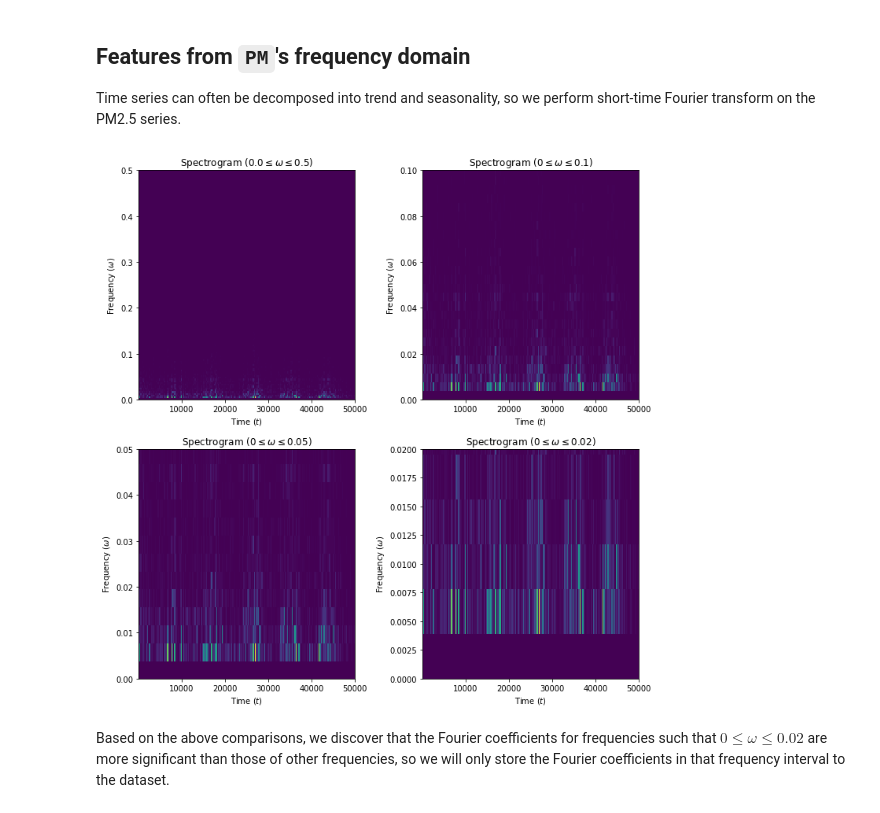
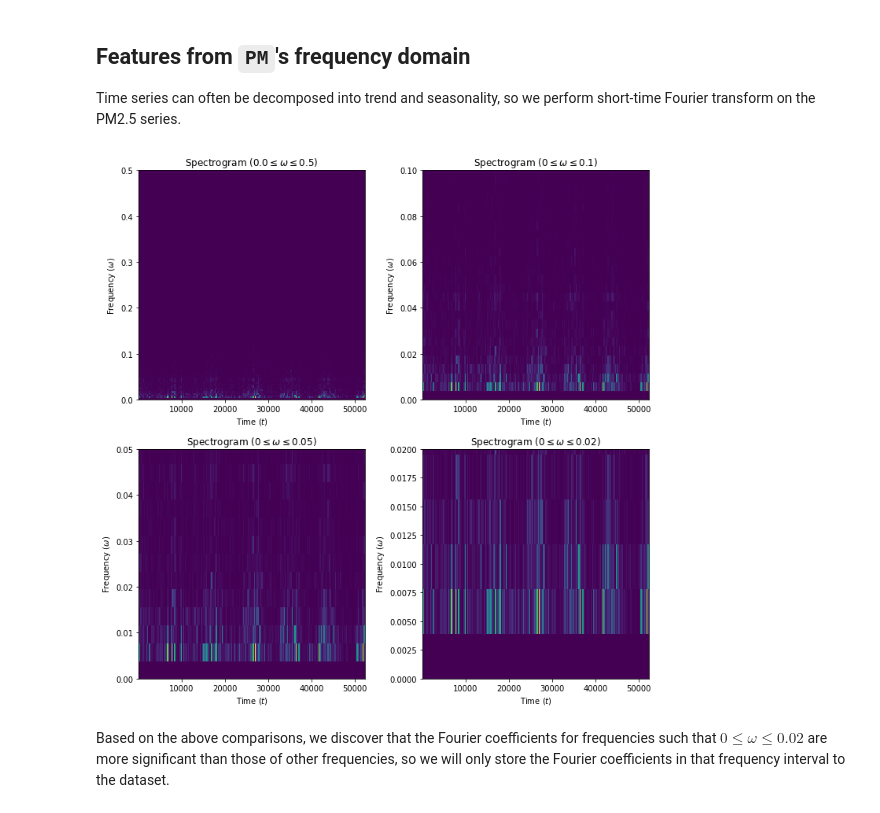
Before and after one commit to TravorLZH/pm25, a Jupyter notebook: pm25_features.ipynb, the cells around one changed output. Saved outputs shown, nothing was run; the diff lists cells and outputs as text; code cells hidden in the pictures.

Commit message:
Feature engineering without splitting the data set
* pm25_features.ipynb: Do not save the data set into separate files

```diff
--- a/pm25_features.ipynb
+++ b/pm25_features.ipynb
@@ -189,30 +169,30 @@ Time series can often be decomposed into trend and seasonality, so we perform sh
 # %%
 from scipy import signal
 
-_f,t,sxx=signal.spectrogram(train["PM"],window="boxcar",nperseg=256)
+_f,t,sxx=signal.spectrogram(data["PM"],window="boxcar",nperseg=256)
 fg=plt.figure(figsize=(10,10))
 fg.set_tight_layout(True)
 
 def plot_spectrogram(ax,f,t,sxx,fmin=-1,fmax=-1):
     ax.pcolormesh(t,f,sxx)
     ax.set_xlabel("Time ($t$)")
     ax.set_ylabel(r"Frequency ($\omega$)")
     if fmin>=0 and fmax>=0:
         ax.set_ylim(fmin,fmax)
     else:
         fmin,fmax=ax.get_ylim()
     ax.set_title(r"Spectrogram (${}\leq\omega\leq{}$)".format(fmin,fmax))
     return ax
 
 (ax,ax2),(ax3,ax4)=fg.subplots(2,2)
 plot_spectrogram(ax,_f,t,sxx)
 plot_spectrogram(ax2,_f,t,sxx,0,0.1)
 plot_spectrogram(ax3,_f,t,sxx,0,0.05)
 plot_spectrogram(ax4,_f,t,sxx,0,0.02)
 
 plt.savefig("graphs/spectrogram.png")
 # %% [output]
-[figure, old version]
+[figure, new version]
 # %% [markdown]
 Based on the above comparisons, we discover that the Fourier coefficients for frequencies such that $0\leq\omega\leq0.02$ are more significant than those of other frequencies, so we will only store the Fourier coefficients in that frequency interval to the dataset.
 # %%
```
Also changed, not shown: parts of 8 cells of this notebook.
